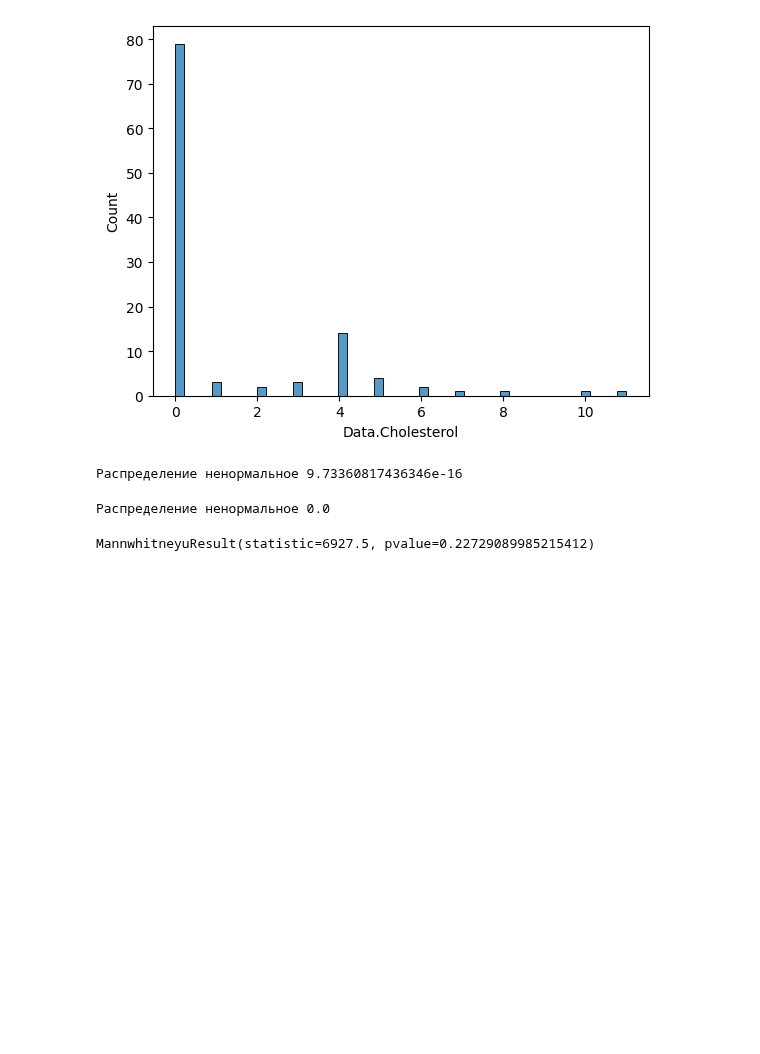
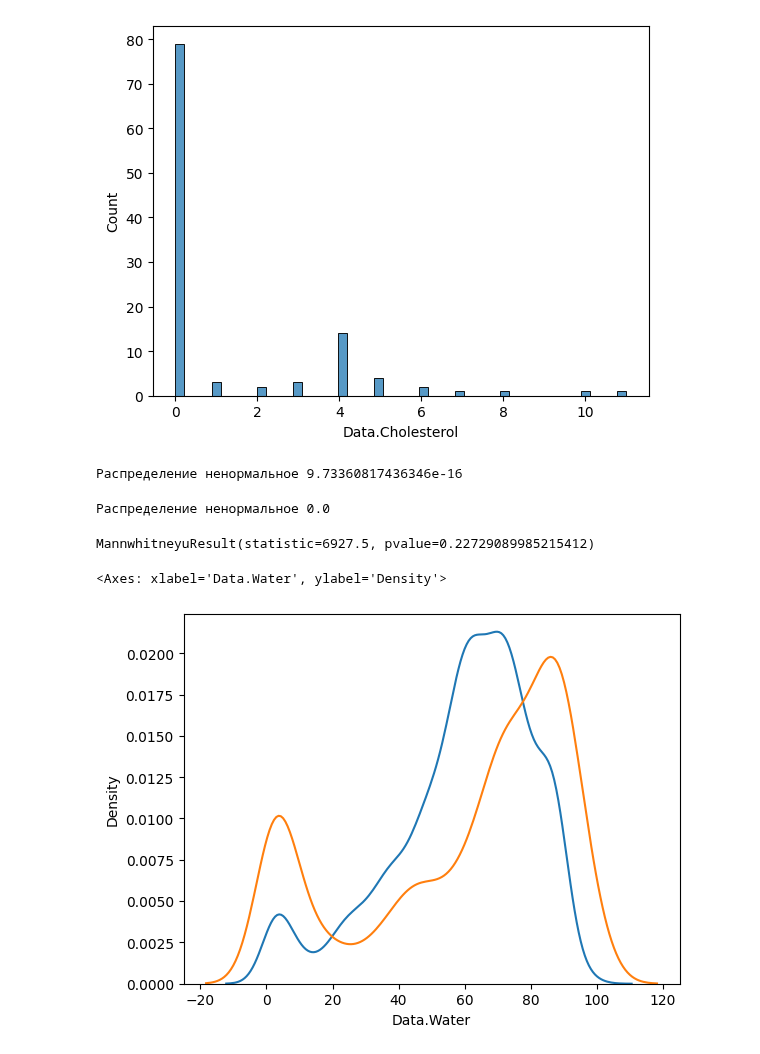
Before and after one commit to MariyaYu/Lesson_1, a Jupyter notebook: Untitled14.ipynb, the cells around one changed output. Drawn from its saved outputs; the diff is of its cells as text; code cells hidden in the pictures; blank space fills up the shorter version.

```diff
--- a/Untitled14.ipynb
+++ b/Untitled14.ipynb
@@ -163,3 +163,12 @@ else:
 scipy.stats.mannwhitneyu(cat_r, cat_b)
 # %% [output]
 MannwhitneyuResult(statistic=6927.5, pvalue=0.22729089985215412)
+# %%
+df2 = df.loc[:3540]
+df3 = df.loc[3540:]
+# %%
+sns.kdeplot(df2['Data.Water'])
+sns.kdeplot(df3['Data.Water'])
+# %% [output]
+<Axes: xlabel='Data.Water', ylabel='Density'>
+[figure, added]
```
Also changed, not shown: parts of 7 cells of this notebook.
